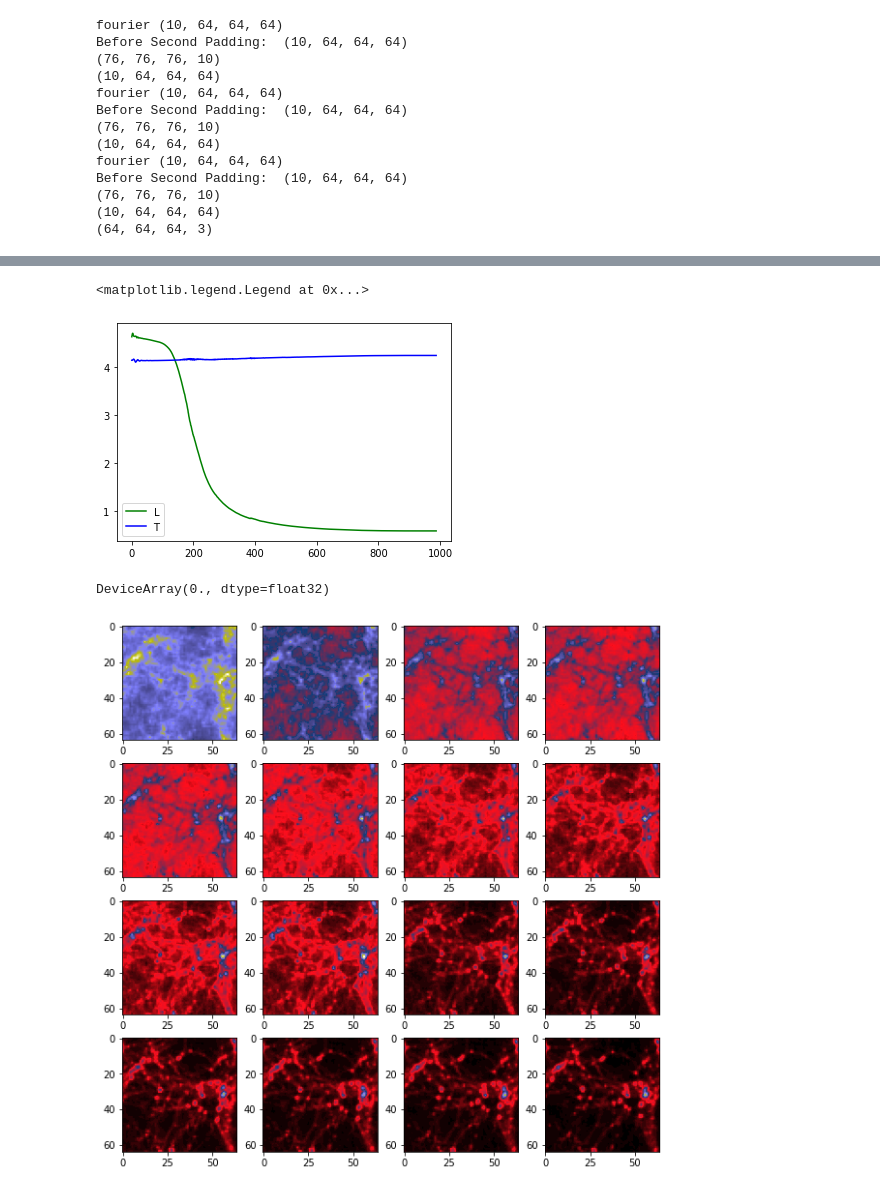
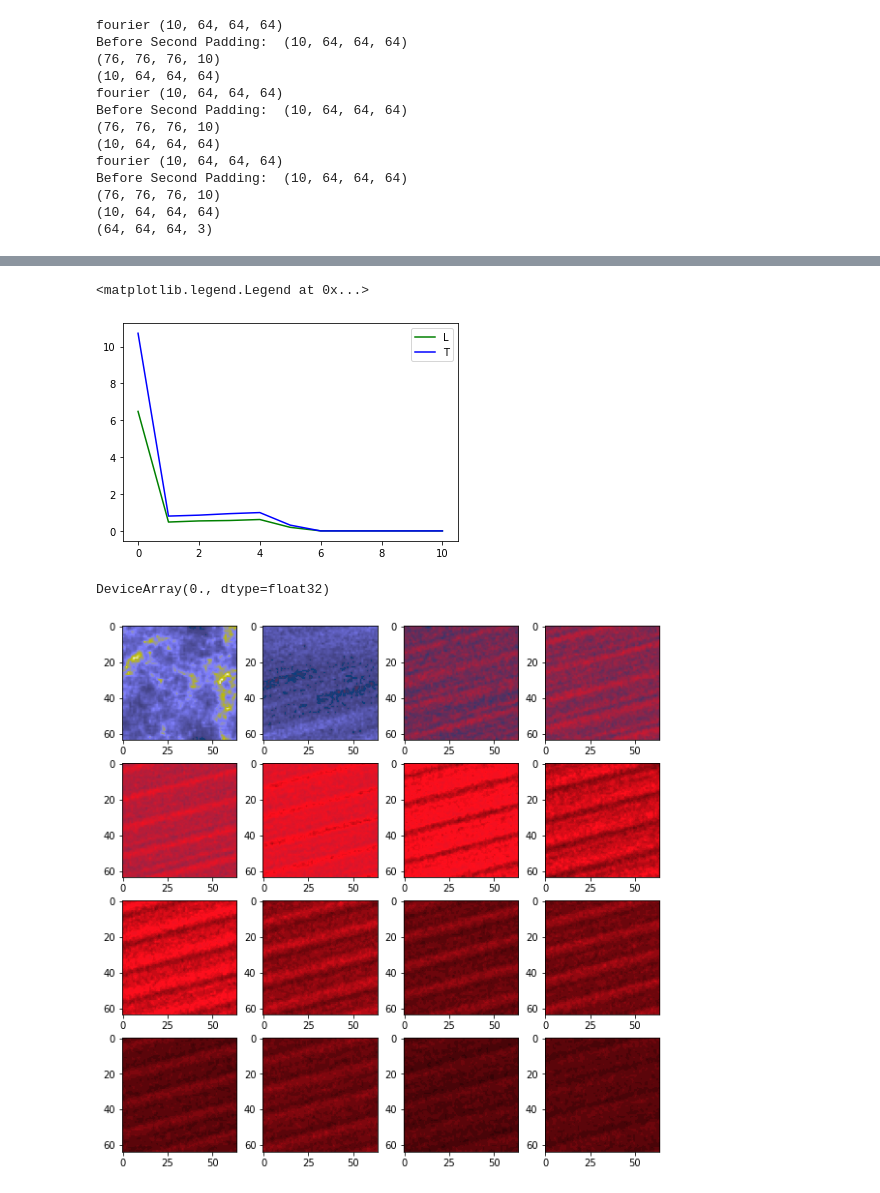
Before and after one commit to GeoMarX/Internship, a Jupyter notebook: VelPosResTrainTestManyData.ipynb, the cells around one changed output, grey strips where cells are left out. Saved outputs shown, nothing was run; the diff lists cells and outputs as text; code cells hidden in the pictures.

```diff
--- a/VelPosResTrainTestManyData.ipynb
+++ b/VelPosResTrainTestManyData.ipynb
@@ -836,11 +837,11 @@ Step:  10  Loss:  0.00018270314 Test_loss:  0.0
 # %%
-skip_loss=50
+skip_loss=0
 plt.plot(range(0,len(losses)-skip_loss), losses[skip_loss:], 'g', label='Label 1')
 plt.plot(range(0,len(test_losses)-skip_loss), test_losses[skip_loss:] , 'b', label='Label 2')
 legend('LT')
 # %% [output]
 <matplotlib.legend.Legend at 0x...>
-[figure, old version]
+[figure, new version]
 # %%
 losses[-1]
 # %% [output]
@@ -850,10 +851,10 @@ res = odeint(neural_nbody_ode, [poss1[0], vels1[0]], jnp.array(scales), cosmo, p
 # %%
 figure(figsize=[10,10])
 for i in range(16):
     subplot(4,4,i+1)
     imshow(cic_paint(jnp.zeros(mesh_shape), res[0][::2][i]).sum(axis=0), cmap='gist_stern',
-           vmax=cic_paint(jnp.zeros(mesh_shape), poss[::2][i]).sum(axis=0).max(),vmin=0)
+           vmax=cic_paint(jnp.zeros(mesh_shape), poss1[::2][i]).sum(axis=0).max(),vmin=0)
 # %% [output]
-[figure, old version]
+[figure, new version]
 # %%
 k, pk_ref = power_spectrum(
```
Also changed, not shown: parts of 3 cells of this notebook.
